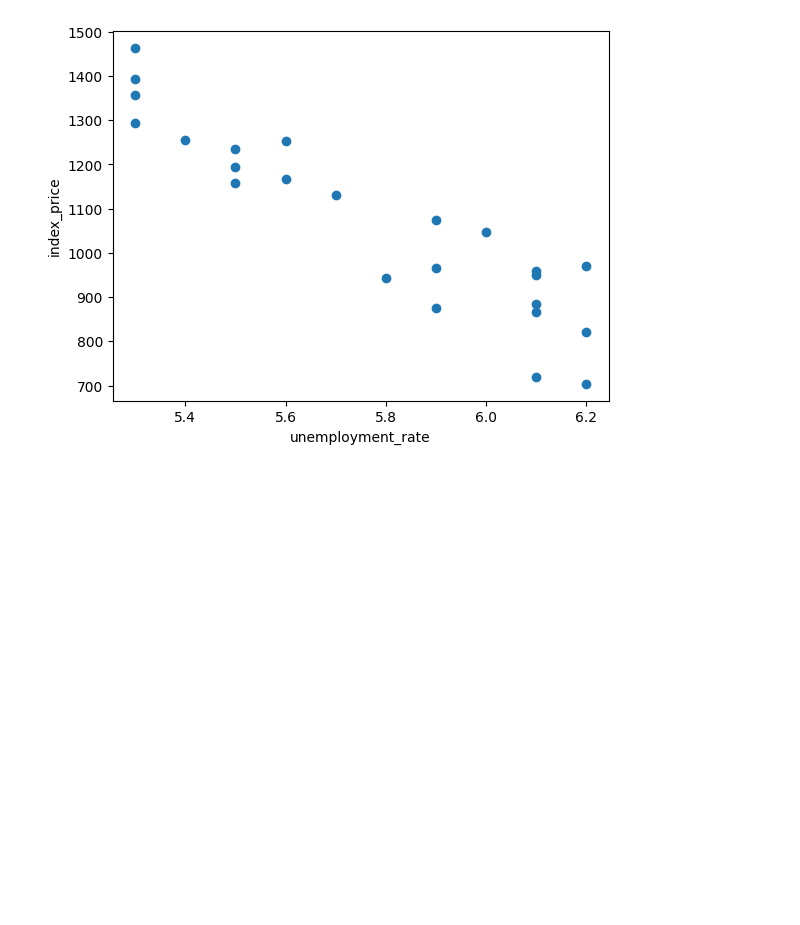
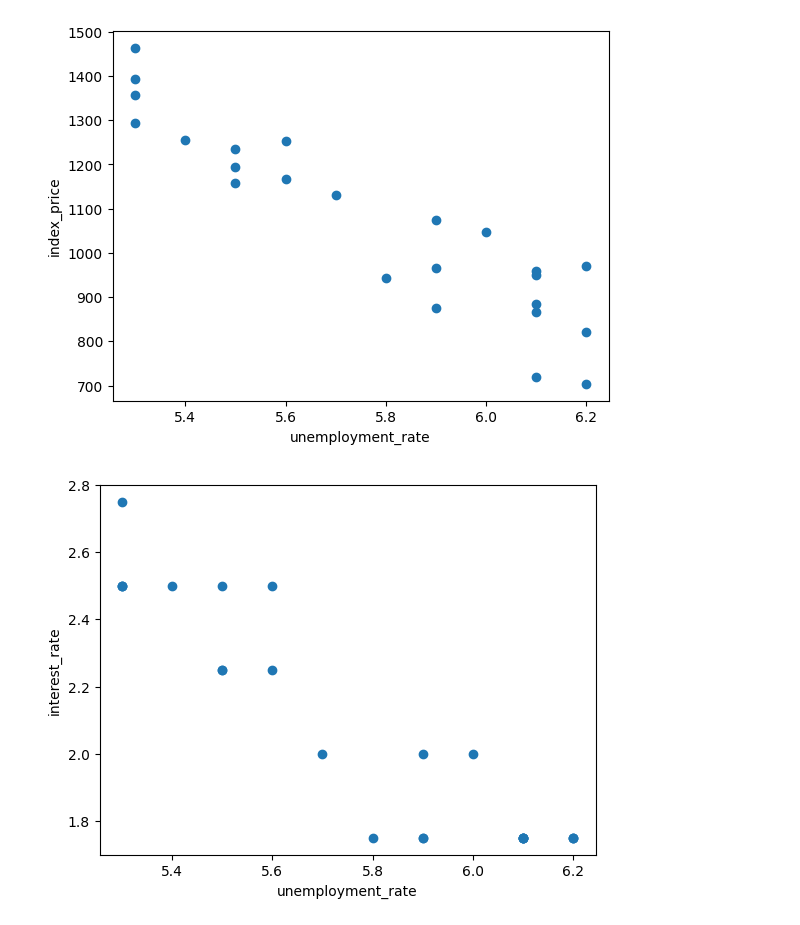
Before and after one commit to Sumit-Avasthi/Machine-Learning, a Jupyter notebook: Multi_Linear_Regression.ipynb, the cells around one changed output. Saved outputs shown, nothing was run; the diff lists cells and outputs as text; code cells hidden in the pictures; blank space fills up the shorter version.

```diff
--- a/Multi_Linear_Regression.ipynb
+++ b/Multi_Linear_Regression.ipynb
@@ -55,3 +55,10 @@ plt.ylabel('index_price')
 plt.show()
 # %% [output]
 [figure]
+# %%
+plt.scatter(df['unemployment_rate'],df['interest_rate'])
+plt.xlabel('unemployment_rate')
+plt.ylabel('interest_rate')
+plt.show()
+# %% [output]
+[figure, added]
```
Also changed, not shown: parts of 6 cells of this notebook.
